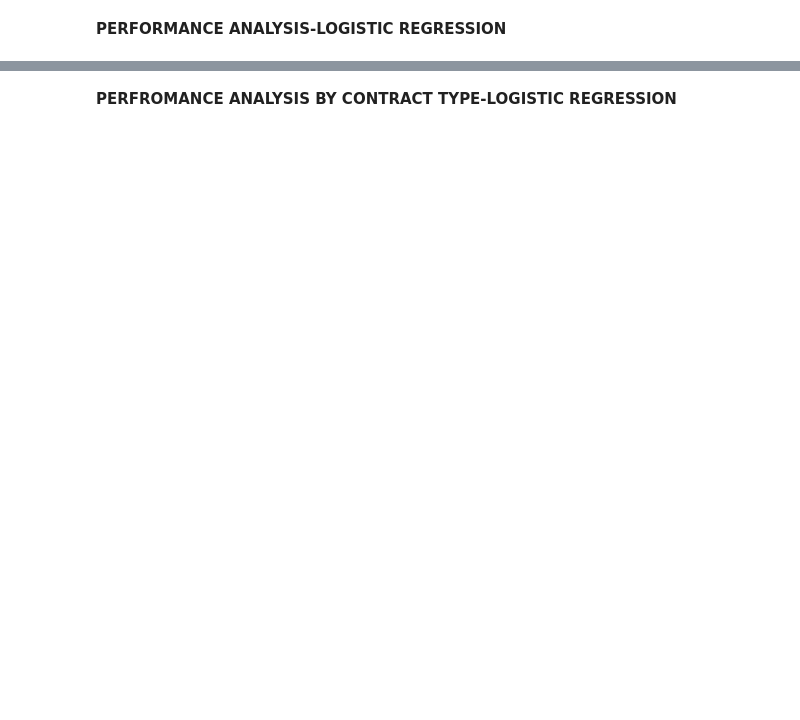
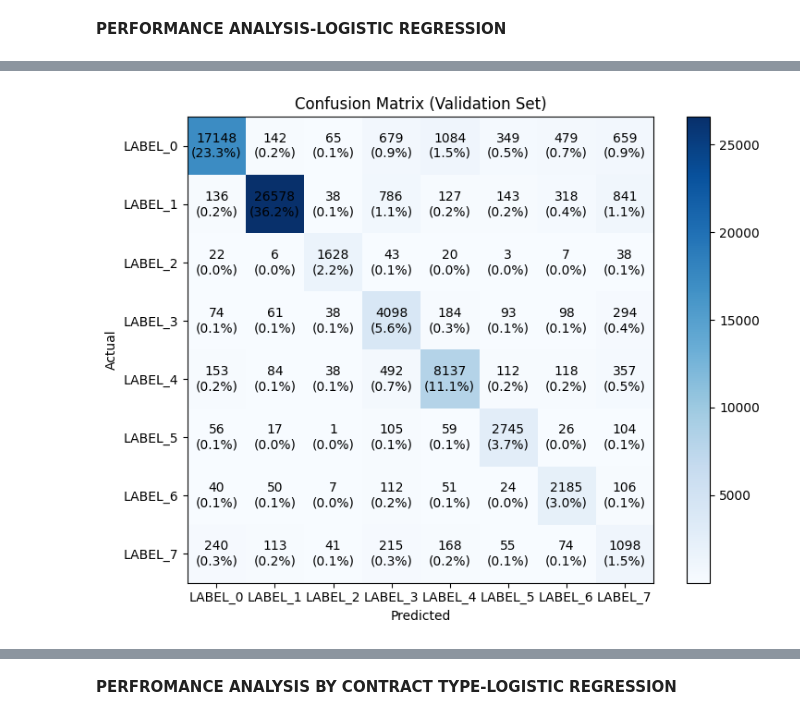
Before and after one commit to jefferyjapheth/legaldocument_nlp, a Jupyter notebook: notebooks/contract_nlp.ipynb, the cells around one changed output, grey strips where cells are left out. Cells and saved outputs as stored; diff of their text form; code cells hidden in the pictures; blank space fills up the shorter version.

Commit message:
stratified sampling + weighted columns + performance analysis

```diff
--- a/notebooks/contract_nlp.ipynb
+++ b/notebooks/contract_nlp.ipynb
@@ -55,7 +63,7 @@ To adjust logging level use sc.setLogLevel(newLevel). For SparkR, use setLogLeve
 **LOAD CLEAN MCC DATASET**
 # %%
 # Load the cleaned contract dataset
-df = spark.read.parquet("../data/processed/mcc_contracts")
+df = spark.read.parquet("../data/processed/mcc_contracts_full")
 
 print(f"Dataset loaded! Total records: {df.count():,}")
 df.printSchema()
@@ -408,13 +450,17 @@ Train split class distribution:
 # %% [markdown]
 **DEFINE LOGISTIC REGRESSION**
 # %%
-# --- Create a native Spark map for class weights
+from pyspark.sql.functions import lit, col, create_map
+from itertools import chain
+
+# Create map: keys are strings, values are floats
 class_weight_map = create_map(
-    [lit(float(x)) for x in chain.from_iterable(class_weights.items())]
+    *chain.from_iterable([(lit(k), lit(float(v))) for k, v in class_weights.items()])
 )
 
-# --- Add weight column to training dataframe
-train_df = train_df.withColumn("class_weight", class_weight_map[col("label_indexed")])
+# Add weight column
+train_df = train_df.withColumn("class_weight", class_weight_map[col("type_label")])
+
 
 # --- Define Logistic Regression with weights
 lr = LogisticRegression(
@@ -425,3 +471,9 @@ lr = LogisticRegression(
     regParam=0.01,
     elasticNetParam=0.1
 )
+
+# --- Train model
+lr_model = lr.fit(train_df)
+
+# --- Validate
+val_predictions = lr_model.transform(val_df)
@@ -513,0 +513,45 @@ recallByLabel 0.8727351164797239
+# %%
+from sklearn.metrics import classification_report, confusion_matrix
+import matplotlib.pyplot as plt
+import numpy as np
+
+# --- Use labels directly from your StringIndexerModel
+class_labels = label_indexer.labels
+
+# --- Collect predictions into Pandas
+val_results = val_predictions.select("label_indexed", "prediction").toPandas()
+y_true = val_results["label_indexed"].astype(int).values
+y_pred = val_results["prediction"].astype(int).values
+
+# --- Classification Report with your fixed labels
+print("Classification Report:")
+print(classification_report(y_true, y_pred, target_names=class_labels, digits=4))
+
+# --- Confusion Matrix
+cm = confusion_matrix(y_true, y_pred)
+
+fig, ax = plt.subplots(figsize=(8,6))
+im = ax.imshow(cm, cmap="Blues")
+
+# --- Add annotations: count + percentage (global)
+cm_sum = cm.sum()
+for i in range(cm.shape[0]):
+    for j in range(cm.shape[1]):
+        count = cm[i, j]
+        percent = cm[i, j] / cm_sum * 100
+        ax.text(j, i, f"{count}\n({percent:.1f}%)",
+                ha="center", va="center", color="black")
+
+# --- Axis setup with fixed labels
+ax.set_xticks(np.arange(len(class_labels)))
+ax.set_yticks(np.arange(len(class_labels)))
+ax.set_xticklabels(class_labels)
+ax.set_yticklabels(class_labels)
+ax.set_xlabel("Predicted")
+ax.set_ylabel("Actual")
+ax.set_title("Confusion Matrix (Validation Set)")
+
+plt.colorbar(im)
+plt.tight_layout()
+plt.show()
+# %% [output]
@@ -513,0 +574 @@ recallByLabel 0.8727351164797239
+[figure, added]
```
Also changed, not shown: parts of 31 cells of this notebook, 4 other files.
